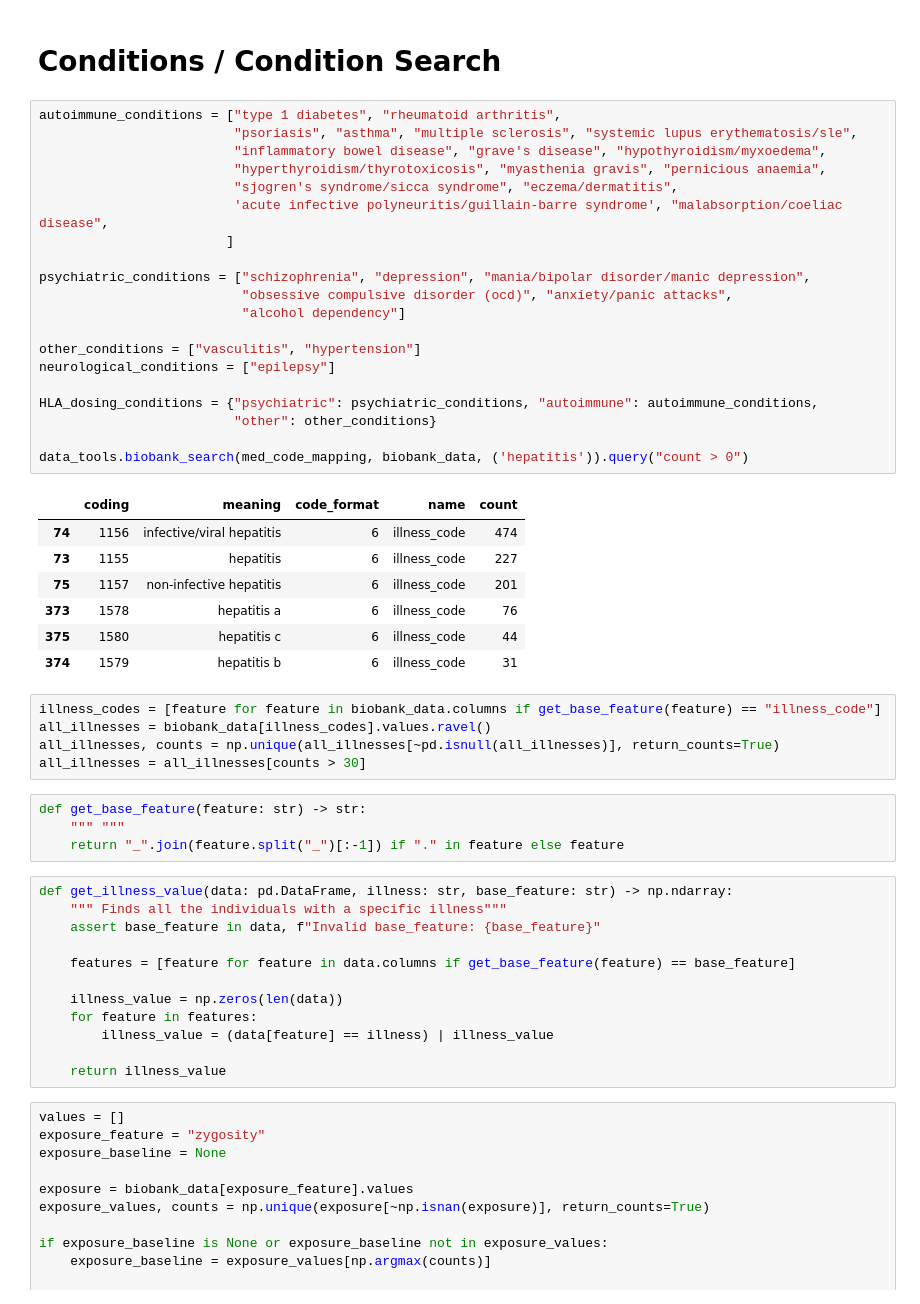
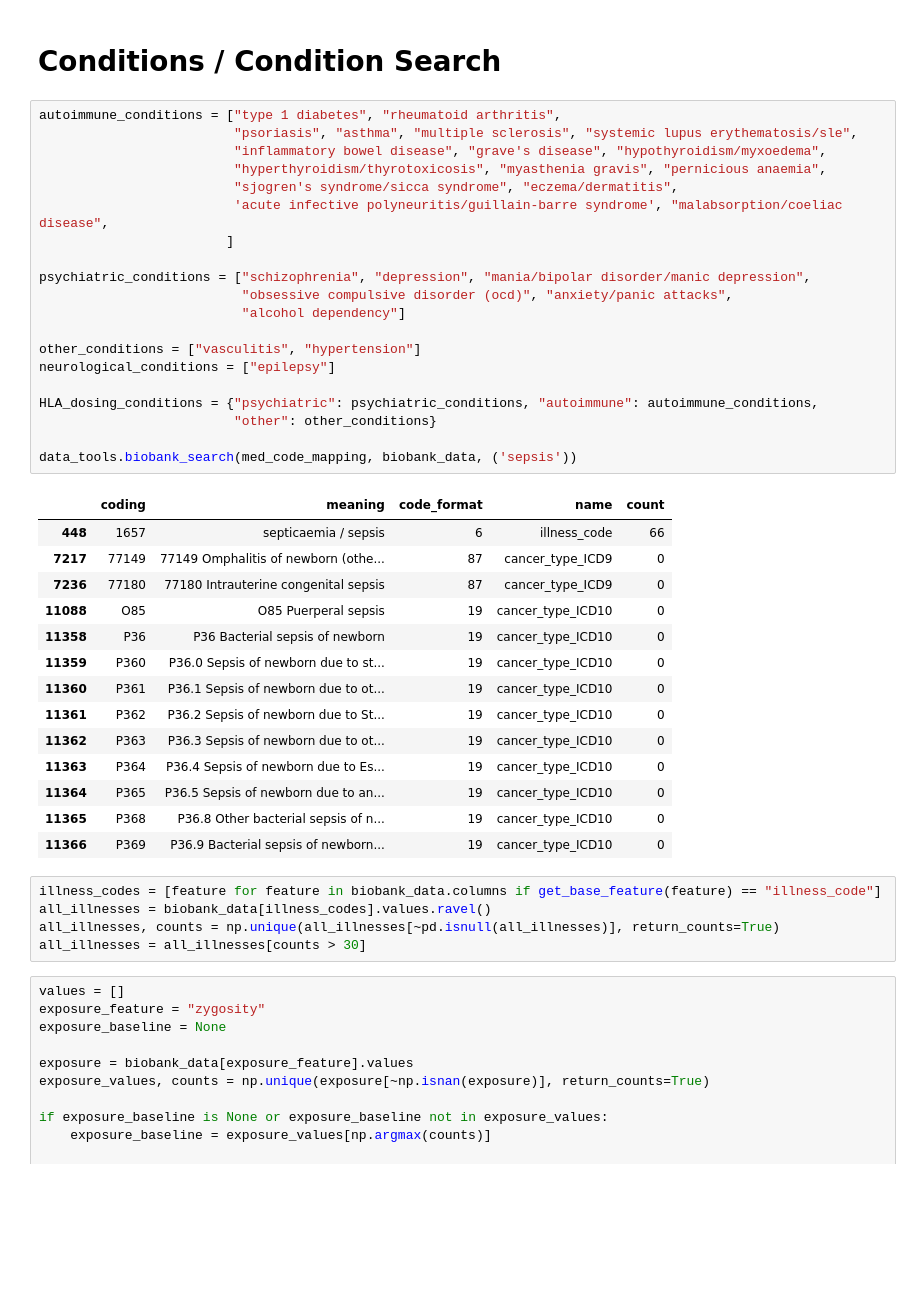
Before and after one commit to cole-khamnei/HLA_genotyping_associations, a Jupyter notebook: notebooks/HLA_illness_associations.ipynb, the cells around one changed output. Drawn from its saved outputs; the diff is of its cells as text; blank space fills up the shorter version.

```diff
--- a/notebooks/HLA_illness_associations.ipynb
+++ b/notebooks/HLA_illness_associations.ipynb
@@ -47,52 +55,43 @@ Elapsed time: 51.5154 seconds
 # %%
 autoimmune_conditions = ["type 1 diabetes", "rheumatoid arthritis",
                          "psoriasis", "asthma", "multiple sclerosis", "systemic lupus erythematosis/sle",
                          "inflammatory bowel disease", "grave's disease", "hypothyroidism/myxoedema",
                          "hyperthyroidism/thyrotoxicosis", "myasthenia gravis", "pernicious anaemia",
                          "sjogren's syndrome/sicca syndrome", "eczema/dermatitis",
                          'acute infective polyneuritis/guillain-barre syndrome', "malabsorption/coeliac disease",
                         ]
 
 psychiatric_conditions = ["schizophrenia", "depression", "mania/bipolar disorder/manic depression",
                           "obsessive compulsive disorder (ocd)", "anxiety/panic attacks",
                           "alcohol dependency"]
 
 other_conditions = ["vasculitis", "hypertension"]
 neurological_conditions = ["epilepsy"]
 
 HLA_dosing_conditions = {"psychiatric": psychiatric_conditions, "autoimmune": autoimmune_conditions,
                          "other": other_conditions}
 
-data_tools.biobank_search(med_code_mapping, biobank_data, ('hepatitis')).query("count > 0")
+data_tools.biobank_search(med_code_mapping, biobank_data, ('sepsis'))
 # %% [output]
 |  | coding | meaning | code_format | name | count |
-| 74 | 1156 | infective/viral hepatitis | 6 | illness_code | 474 |
-| 73 | 1155 | hepatitis | 6 | illness_code | 227 |
-| 75 | 1157 | non-infective hepatitis | 6 | illness_code | 201 |
-| 373 | 1578 | hepatitis a | 6 | illness_code | 76 |
-| 375 | 1580 | hepatitis c | 6 | illness_code | 44 |
-| 374 | 1579 | hepatitis b | 6 | illness_code | 31 |
+| 448 | 1657 | septicaemia / sepsis | 6 | illness_code | 66 |
+| 7217 | 77149 | 77149 Omphalitis of newborn (othe... | 87 | cancer_type_ICD9 | 0 |
+| 7236 | 77180 | 77180 Intrauterine congenital sepsis | 87 | cancer_type_ICD9 | 0 |
+| 11088 | O85 | O85 Puerperal sepsis | 19 | cancer_type_ICD10 | 0 |
+| 11358 | P36 | P36 Bacterial sepsis of newborn | 19 | cancer_type_ICD10 | 0 |
+| 11359 | P360 | P36.0 Sepsis of newborn due to st... | 19 | cancer_type_ICD10 | 0 |
+| 11360 | P361 | P36.1 Sepsis of newborn due to ot... | 19 | cancer_type_ICD10 | 0 |
+| 11361 | P362 | P36.2 Sepsis of newborn due to St... | 19 | cancer_type_ICD10 | 0 |
+| 11362 | P363 | P36.3 Sepsis of newborn due to ot... | 19 | cancer_type_ICD10 | 0 |
+| 11363 | P364 | P36.4 Sepsis of newborn due to Es... | 19 | cancer_type_ICD10 | 0 |
+| 11364 | P365 | P36.5 Sepsis of newborn due to an... | 19 | cancer_type_ICD10 | 0 |
+| 11365 | P368 | P36.8 Other bacterial sepsis of n... | 19 | cancer_type_ICD10 | 0 |
+| 11366 | P369 | P36.9 Bacterial sepsis of newborn... | 19 | cancer_type_ICD10 | 0 |
 # %%
 illness_codes = [feature for feature in biobank_data.columns if get_base_feature(feature) == "illness_code"]
 all_illnesses = biobank_data[illness_codes].values.ravel()
 all_illnesses, counts = np.unique(all_illnesses[~pd.isnull(all_illnesses)], return_counts=True)
 all_illnesses = all_illnesses[counts > 30]
-# %%
-def get_base_feature(feature: str) -> str:
-    """ """
-    return "_".join(feature.split("_")[:-1]) if "." in feature else feature
-# %%
-def get_illness_value(data: pd.DataFrame, illness: str, base_feature: str) -> np.ndarray:
-    """ Finds all the individuals with a specific illness"""
-    assert base_feature in data, f"Invalid base_feature: {base_feature}"
-
-    features = [feature for feature in data.columns if get_base_feature(feature) == base_feature]
-
-    illness_value = np.zeros(len(data))
-    for feature in features:
-        illness_value = (data[feature] == illness) | illness_value
-
-    return illness_value
 # %%
 values = []
 exposure_feature = "zygosity"
```
Also changed, not shown: parts of 33 cells of this notebook, 12 other files.
